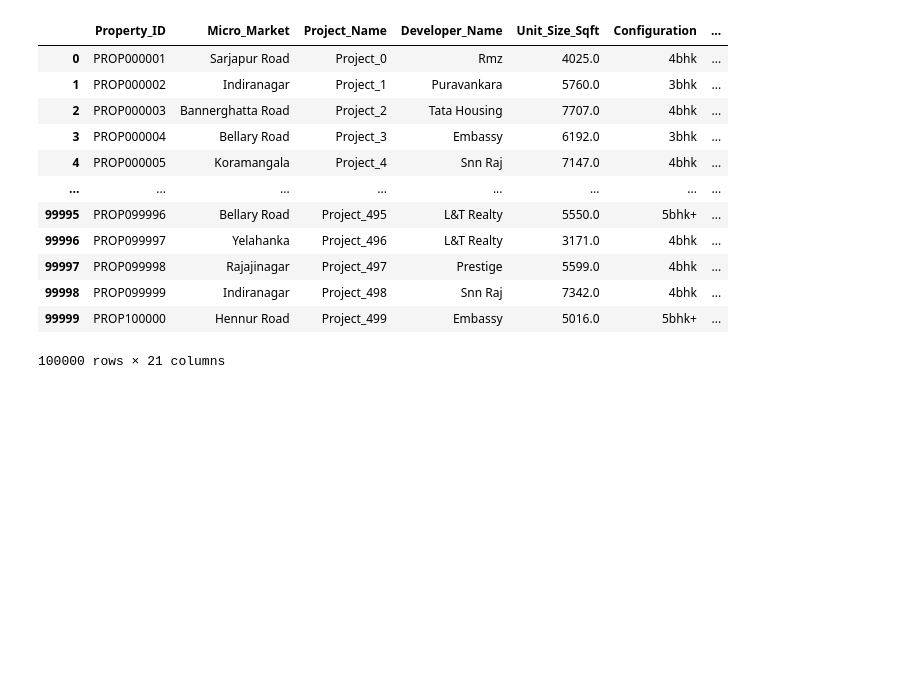
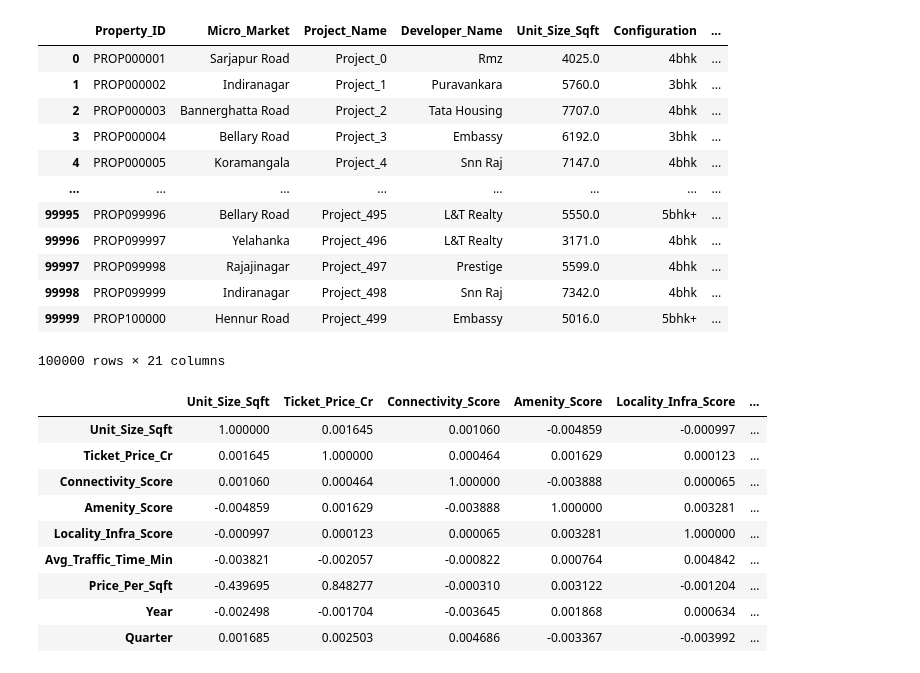
Before and after one commit to Karthigeyanmanoharan/Luxury-Housing-Sales-Analysis-, a Jupyter notebook: eda.ipynb, the cells around one changed output. Cells and saved outputs as stored; diff of their text form; code cells hidden in the pictures; blank space fills up the shorter version.

```diff
--- a/eda.ipynb
+++ b/eda.ipynb
@@ -380,3 +432,21 @@ df
 | 99998 | PROP099999 | Indiranagar | Project_498 | Snn Raj | 7342.0 | 4bhk | ... |
 | 99999 | PROP100000 | Hennur Road | Project_499 | Embassy | 5016.0 | 5bhk+ | ... |
 100000 rows × 21 columns
+# %%
+correlation_matrix = df.corr(numeric_only=True)
+
+# To view the matrix
+cor=pd.DataFrame(correlation_matrix)
+# %%
+cor
+# %% [output]
+|  | Unit_Size_Sqft | Ticket_Price_Cr | Connectivity_Score | Amenity_Score | Locality_Infra_Score | ... |
+| Unit_Size_Sqft | 1.000000 | 0.001645 | 0.001060 | -0.004859 | -0.000997 | ... |
+| Ticket_Price_Cr | 0.001645 | 1.000000 | 0.000464 | 0.001629 | 0.000123 | ... |
+| Connectivity_Score | 0.001060 | 0.000464 | 1.000000 | -0.003888 | 0.000065 | ... |
+| Amenity_Score | -0.004859 | 0.001629 | -0.003888 | 1.000000 | 0.003281 | ... |
+| Locality_Infra_Score | -0.000997 | 0.000123 | 0.000065 | 0.003281 | 1.000000 | ... |
+| Avg_Traffic_Time_Min | -0.003821 | -0.002057 | -0.000822 | 0.000764 | 0.004842 | ... |
+| Price_Per_Sqft | -0.439695 | 0.848277 | -0.000310 | 0.003122 | -0.001204 | ... |
+| Year | -0.002498 | -0.001704 | -0.003645 | 0.001868 | 0.000634 | ... |
+| Quarter | 0.001685 | 0.002503 | 0.004686 | -0.003367 | -0.003992 | ... |
```
Also changed, not shown: parts of 32 cells of this notebook.
